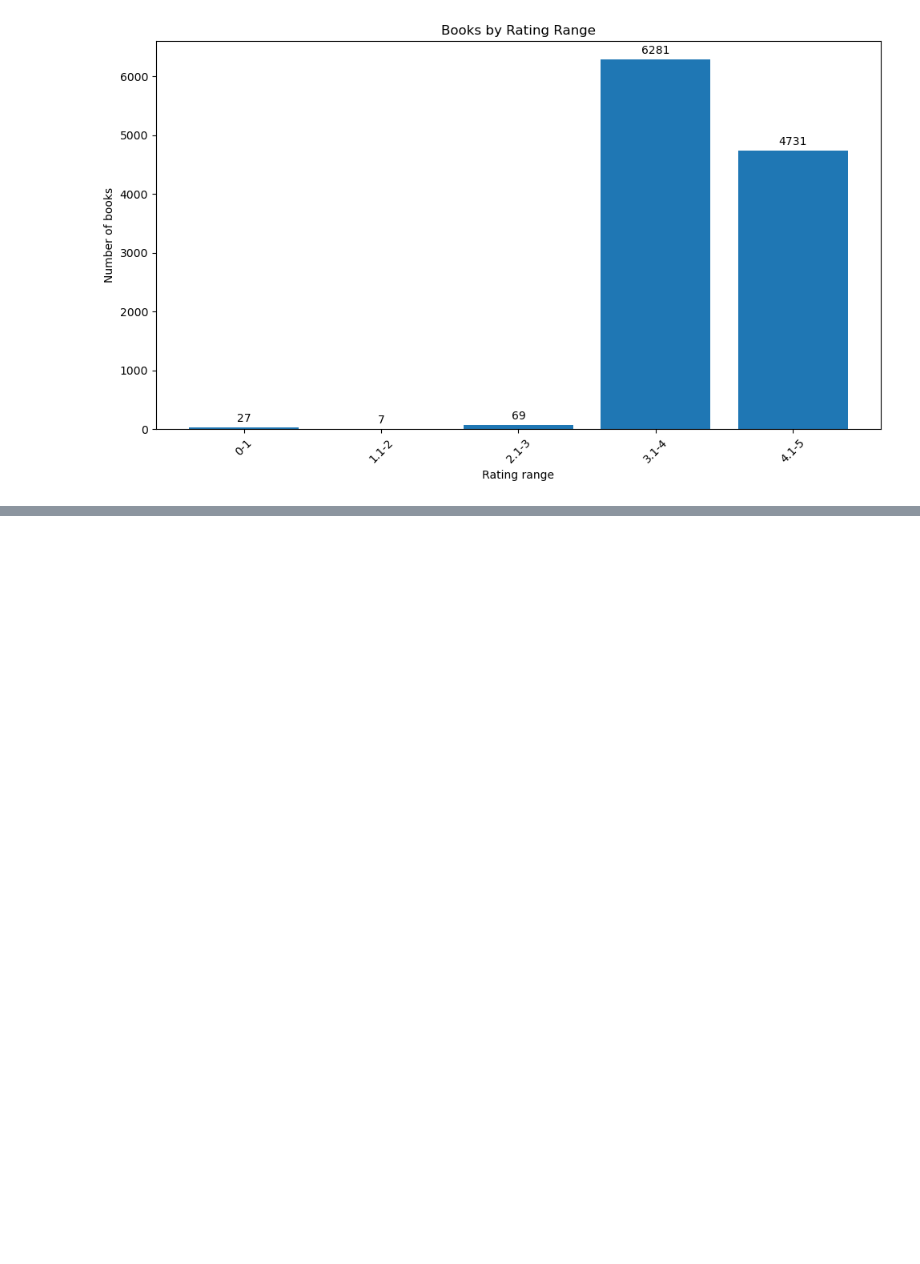
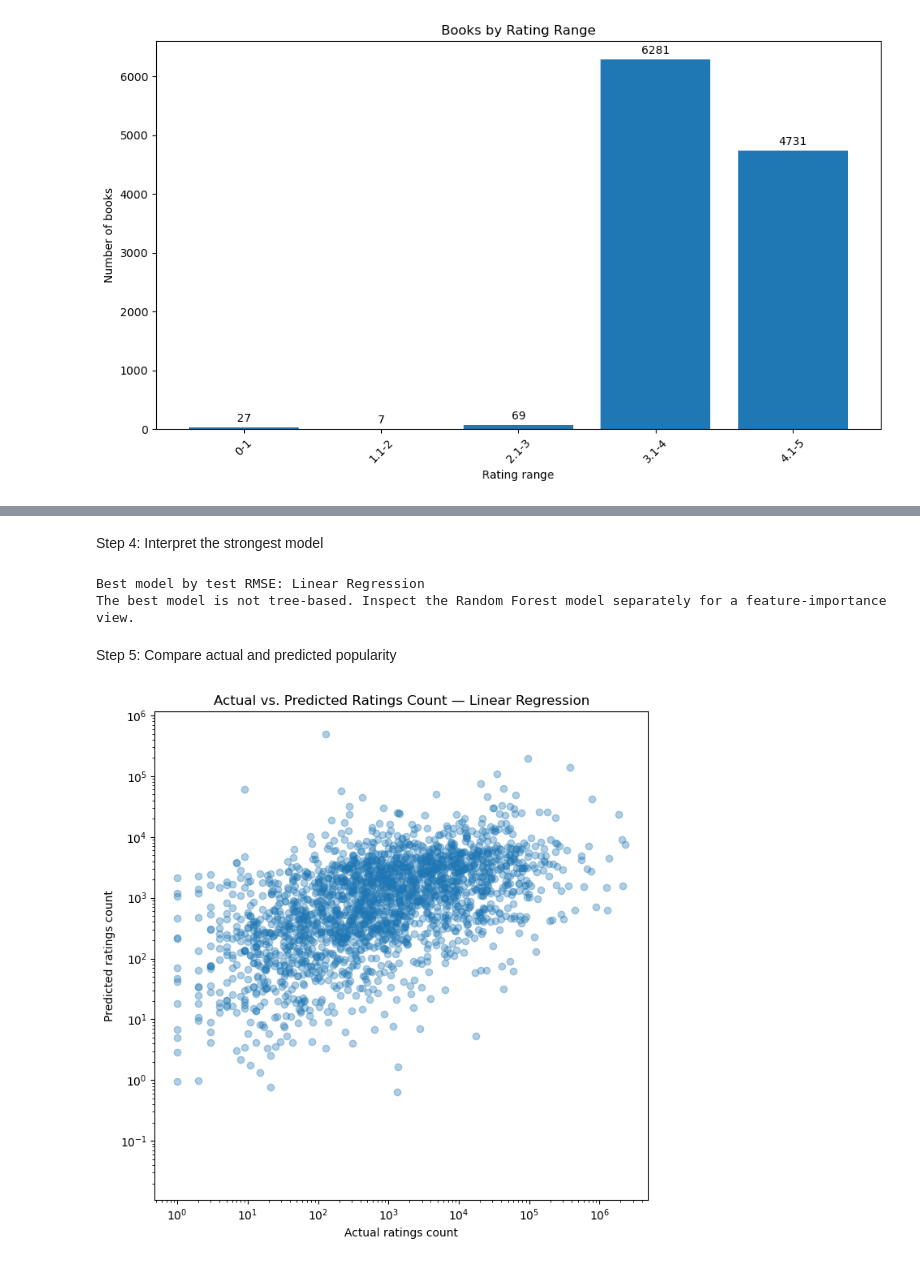
Before and after one commit to MasonC1/data-structures-final-project, a Jupyter notebook: GoodReads_dataset_test_1.ipynb, the cells around one changed output, grey strips where cells are left out. Saved outputs shown, nothing was run; the diff lists cells and outputs as text; code cells hidden in the pictures; blank space fills up the shorter version.

Commit message:
Update GoodReads_dataset_test_1.ipynb
Cleaned data and created first models

```diff
--- a/GoodReads_dataset_test_1.ipynb
+++ b/GoodReads_dataset_test_1.ipynb
@@ -6,7 +6,7 @@
 import pandas as pd
 from pathlib import Path
 
-project_dir = Path(r"C:\Users\rcorb\OneDrive\Desktop\STUDIO 2\2nd_Half_Book_Project")
+project_dir = Path("/Users/masonc/Downloads/Book_Datasets/")
 matches = list(project_dir.rglob("books.csv"))
 
 if not matches:
@@ -164,0 +259,23 @@ plt.show()
+# %%
+from sklearn.model_selection import train_test_split
+
+feature_columns = [
+    "average_rating",
+    "num_pages",
+    "publication_year",
+    "author_count",
+    "language_code",
+    "publisher"
+]
+
+X = model_data[feature_columns].copy()
+y = model_data["ratings_count"].copy()
+y_log = __import__("numpy").log1p(y)
+
+X_train, X_test, y_train_log, y_test_log, y_train, y_test = train_test_split(
+    X, y_log, y, test_size=0.20, random_state=42
+)
+
+print("Training rows:", len(X_train))
+print("Testing rows:", len(X_test))
+print("Predictor columns:", feature_columns)
@@ -164,0 +368,54 @@ plt.show()
+# %% [markdown]
+Step 4: Interpret the strongest model
+# %%
+import matplotlib.pyplot as plt
+
+best_model_name = results_df.iloc[0]["Model"]
+print("Best model by test RMSE:", best_model_name)
+
+if best_model_name in ["Decision Tree", "Random Forest"]:
+    best_pipeline = fitted_models[best_model_name]
+    fitted_preprocessor = best_pipeline.named_steps["preprocessor"]
+    tree_model = best_pipeline.named_steps["model"]
+    transformed_names = fitted_preprocessor.get_feature_names_out()
+
+    importance_df = pd.DataFrame({
+        "Feature": transformed_names,
+        "Importance": tree_model.feature_importances_
+    }).sort_values("Importance", ascending=False).head(15)
+
+    display(importance_df)
+
+    plt.figure(figsize=(10, 6))
+    plt.barh(importance_df["Feature"][::-1], importance_df["Importance"][::-1])
+    plt.title(f"Top 15 Feature Importances — {best_model_name}")
+    plt.xlabel("Importance")
+    plt.tight_layout()
+    plt.show()
+else:
+    print(
+        "The best model is not tree-based. Inspect the Random Forest model "
+        "separately for a feature-importance view."
+    )
+# %% [output]
+Best model by test RMSE: Linear Regression
+The best model is not tree-based. Inspect the Random Forest model separately for a feature-importance view.
+# %% [markdown]
+Step 5: Compare actual and predicted popularity
+# %%
+best_name = results_df.iloc[0]["Model"]
+best_pipeline = fitted_models[best_name]
+best_pred_log = best_pipeline.predict(X_test)
+best_pred_count = np.maximum(0, np.expm1(best_pred_log))
+
+plt.figure(figsize=(7, 7))
+plt.scatter(y_test, best_pred_count, alpha=0.35)
+plt.xscale("log")
+plt.yscale("log")
+plt.xlabel("Actual ratings count")
+plt.ylabel("Predicted ratings count")
+plt.title(f"Actual vs. Predicted Ratings Count — {best_name}")
+plt.tight_layout()
+plt.show()
+# %% [output]
+[figure, added]
```
Also changed, not shown: parts of 9 cells of this notebook.
